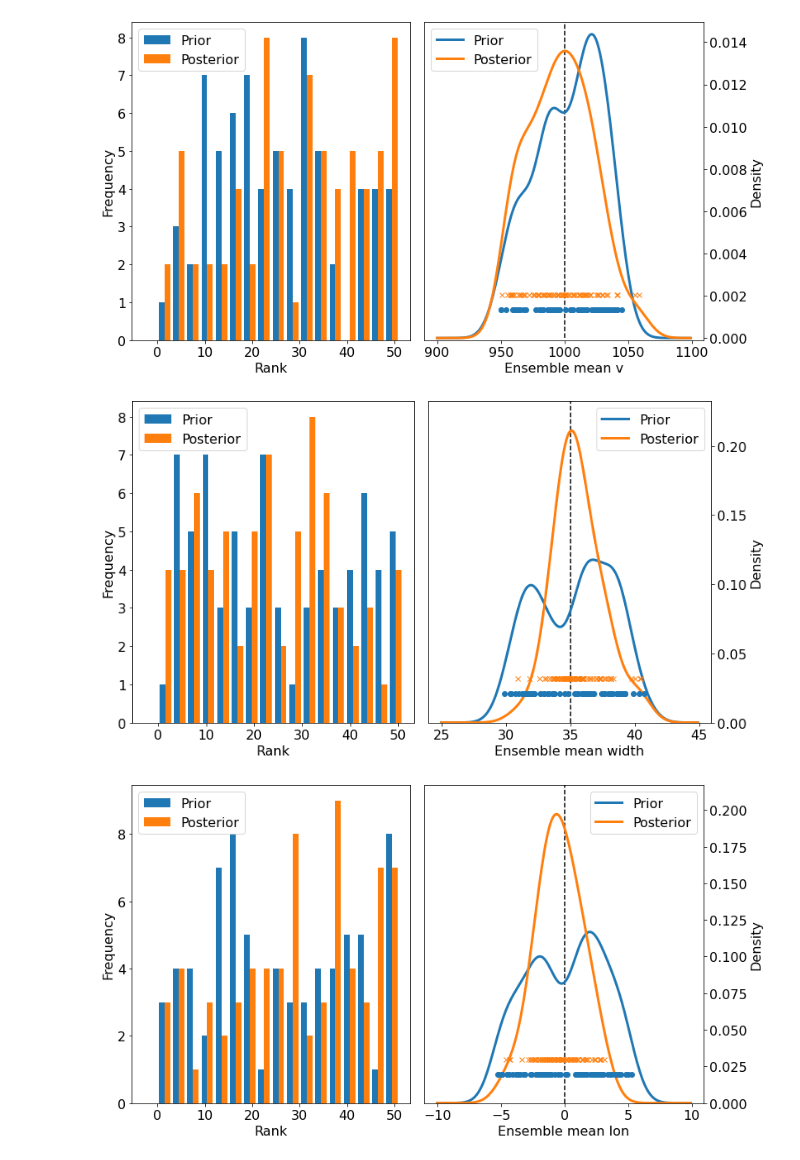
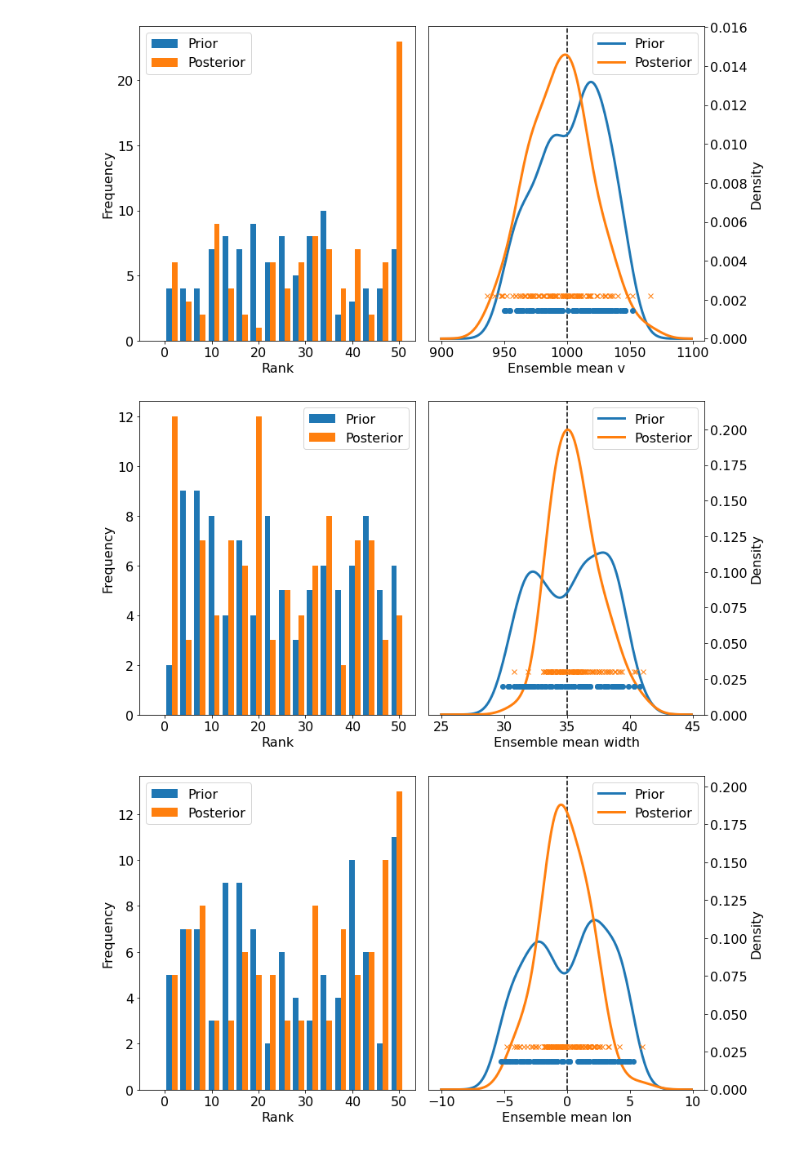
Before and after one commit to LukeBarnard/SIR_HUXt, a Jupyter notebook: code/calibration_analysis.ipynb, the cells around one changed output. Saved outputs shown, nothing was run; the diff lists cells and outputs as text; code cells hidden in the pictures.

Commit message:
Refactored to more clearly mark the different flavours of sir_huxt, and the calibration experiments. Bug fix in HUXt arrival time calculation. New experiment for varying observer longitude

```diff
--- a/code/calibration_analysis.ipynb
+++ b/code/calibration_analysis.ipynb
@@ -24,8 +169,8 @@ mpl.rc("legend", fontsize=16)
 # %%
-dirs = shv.get_project_dirs()
-data_dir = os.path.join(dirs['sir_analysis'], "shvwl_calibrate_v2", "SIR_HUXt_*.hdf5")
+dirs = sir.get_project_dirs()
+data_dir = os.path.join(dirs['sir_analysis'], "shvwl_calibrate_v3", "SIR_HUXt_*.hdf5")
 files = glob.glob(data_dir)
-files = files[:-1]
+#files = files[:-1]
 
 # Get ranks and ensemble means of the priors
 v_rank_prior = []
@@ -56,6 +201,10 @@ for key in ['prior', 'post']:
         data[key]['width_truth'] = np.rad2deg(cme_truth_params[3])
         data[key]['v_truth'] = cme_truth_params[4]
 
+        w = out_file[analysis_key]['weight'][()]
+        ess = 1 / np.sum(w**2)
+        data[key]['ess'].append(ess)
+
         if data[key]['lon_truth'] > 180:
             data[key]['lon_truth'] -= 360
 
@@ -79,7 +228,7 @@ for key in ['prior', 'post']:
         out_file.close()
 
 # Produce rank-histograms and dist of ensemble mean
-bins = np.arange(-3, n_ens+3, 3)
+bins = np.arange(-3, n_ens + 3, 3)
 bw = {'v':10, 'lon':1, 'width':1}
 grid =  {'v':np.arange(900, 1100, 1), 'lon':np.arange(-10, 10, 0.1), 'width':np.arange(25, 45, 0.1)}
 for param in ['v', 'width', 'lon']:
@@ -98,36 +247,37 @@ for param in ['v', 'width', 'lon']:
     for val, col, label in zip([val_pri, val_pos], [cmap(0), cmap(1)], ['Prior', 'Posterior']):
 
         kde = KernelDensity(kernel='gaussian', bandwidth=bw[param]).fit(np.array(val).reshape(-1, 1))
         log_pdf = kde.score_samples(grid[param].reshape(-1,1))
         pdf = np.exp(log_pdf)
         ax[1].plot(grid[param], pdf, color=col, label=label, linewidth=3)
 
     y = np.zeros(len(val_pri)) + 0.1*np.max(pdf)
     ax[1].plot(val_pri, y, 'o', color=cmap(0))
 
     y = np.zeros(len(val_pos)) + 0.15*np.max(pdf)
     ax[1].plot(val_pos, y, 'x', color=cmap(1))
 
     ax[1].vlines(val_truth, 0, 2*np.max(pdf), linestyles=['--'], colors=['k'])
 
     ax[1].yaxis.tick_right()
     ax[1].yaxis.set_label_position("right")
 
     ax[0].set_xlabel('Rank')
     ax[0].set_ylabel('Frequency')
     ax[0].legend()
 
     ax[1].set_xlabel('Ensemble mean ' + param)
     ax[1].set_ylabel('Density')
     ax[1].set_ylim(-0.0001, 1.1*np.max(pdf))
     #ax[1].set_xlim(900, 1100)
     ax[1].legend()
 
     fig.subplots_adjust(left=0.1,bottom=0.1, right=0.9, top=0.99, wspace=0.05)
+    fig.savefig('rnk_hst_ens_avg_{}_shvwl_calibrate.png'.format(param))
 # %% [output]
-[figure, old version]
+[figure, new version]
-[figure, old version]
+[figure, new version]
-[figure, old version]
+[figure, new version]
 # %%
 fig, ax = plt.subplots(1, 3, figsize=(18, 6))
 dv_pri = np.abs(np.array(data['prior']['v_avg']) - 1000)
```
Also changed, not shown: parts of 6 cells of this notebook, 14 other files.
